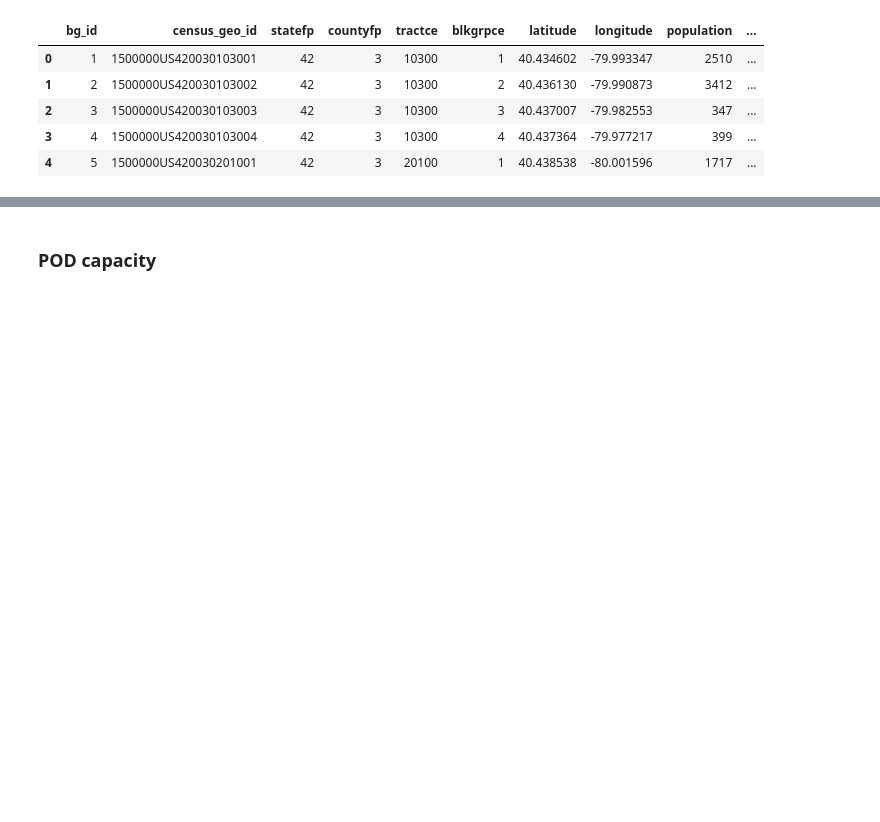
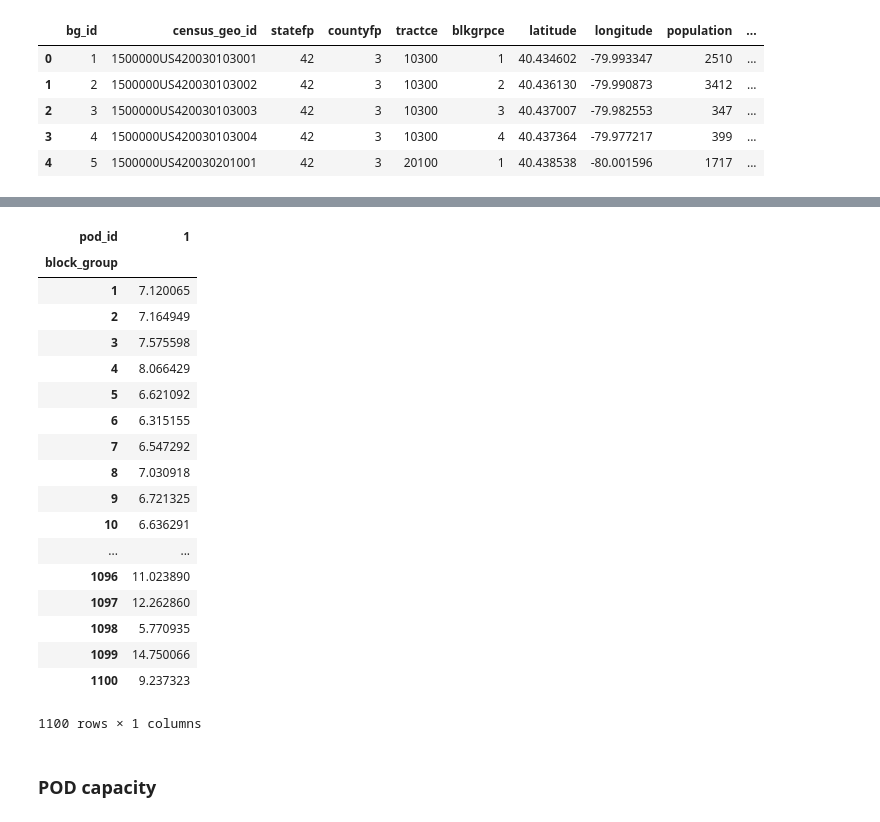
Before and after one commit to espeigle36/points-of-dispense, a Jupyter notebook: Analysis.ipynb, the cells around one changed output, grey strips where cells are left out. Drawn from its saved outputs; the diff is of its cells as text; code cells hidden in the pictures; blank space fills up the shorter version.

```diff
--- a/Analysis.ipynb
+++ b/Analysis.ipynb
@@ -158,3 +174,26 @@ plt.show()
+# %%
+type(dist_miles)
+dist_miles[[1]]
+# %% [output]
+| pod_id | 1 |
+| block_group |  |
+| 1 | 7.120065 |
+| 2 | 7.164949 |
+| 3 | 7.575598 |
+| 4 | 8.066429 |
+| 5 | 6.621092 |
+| 6 | 6.315155 |
+| 7 | 6.547292 |
+| 8 | 7.030918 |
+| 9 | 6.721325 |
+| 10 | 6.636291 |
+| ... | ... |
+| 1096 | 11.023890 |
+| 1097 | 12.262860 |
+| 1098 | 5.770935 |
+| 1099 | 14.750066 |
+| 1100 | 9.237323 |
+1100 rows × 1 columns
 # %% [markdown]
 ### POD capacity
 # %%
```
Also changed, not shown: parts of 3 cells of this notebook.
